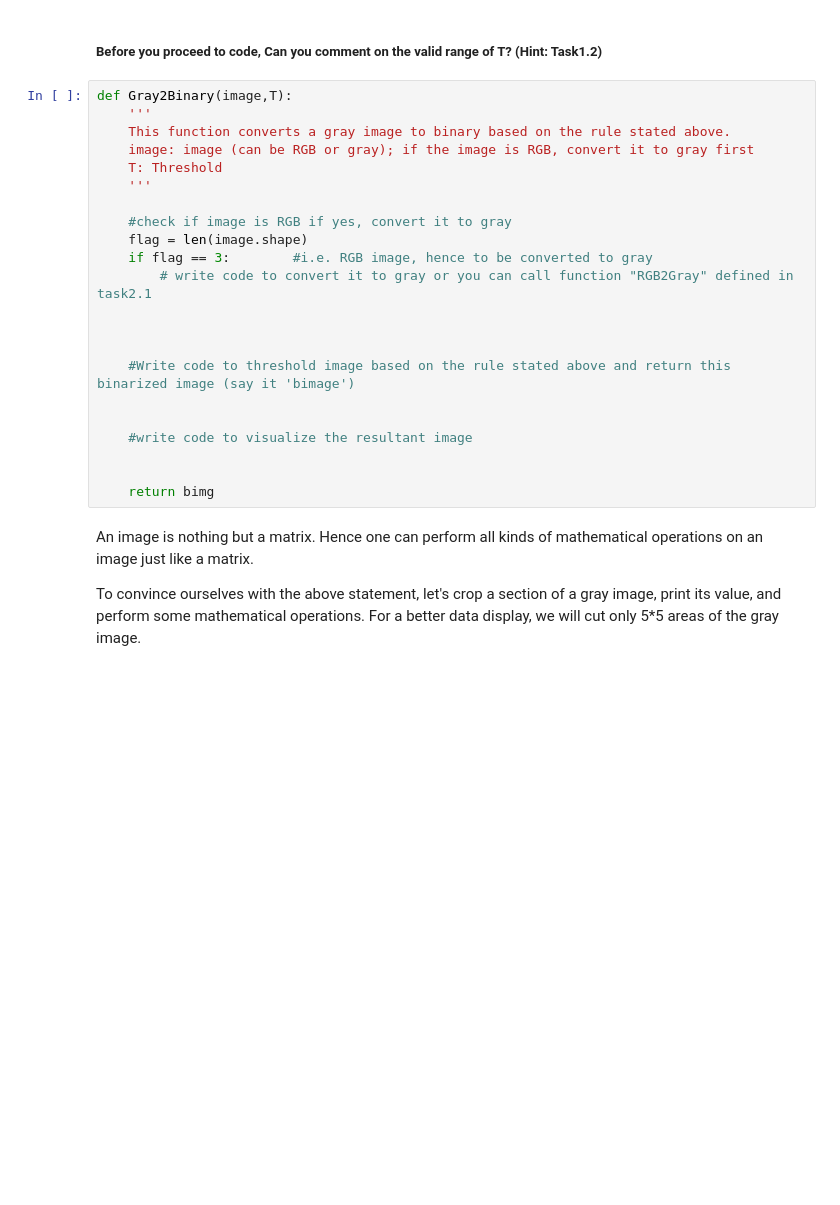
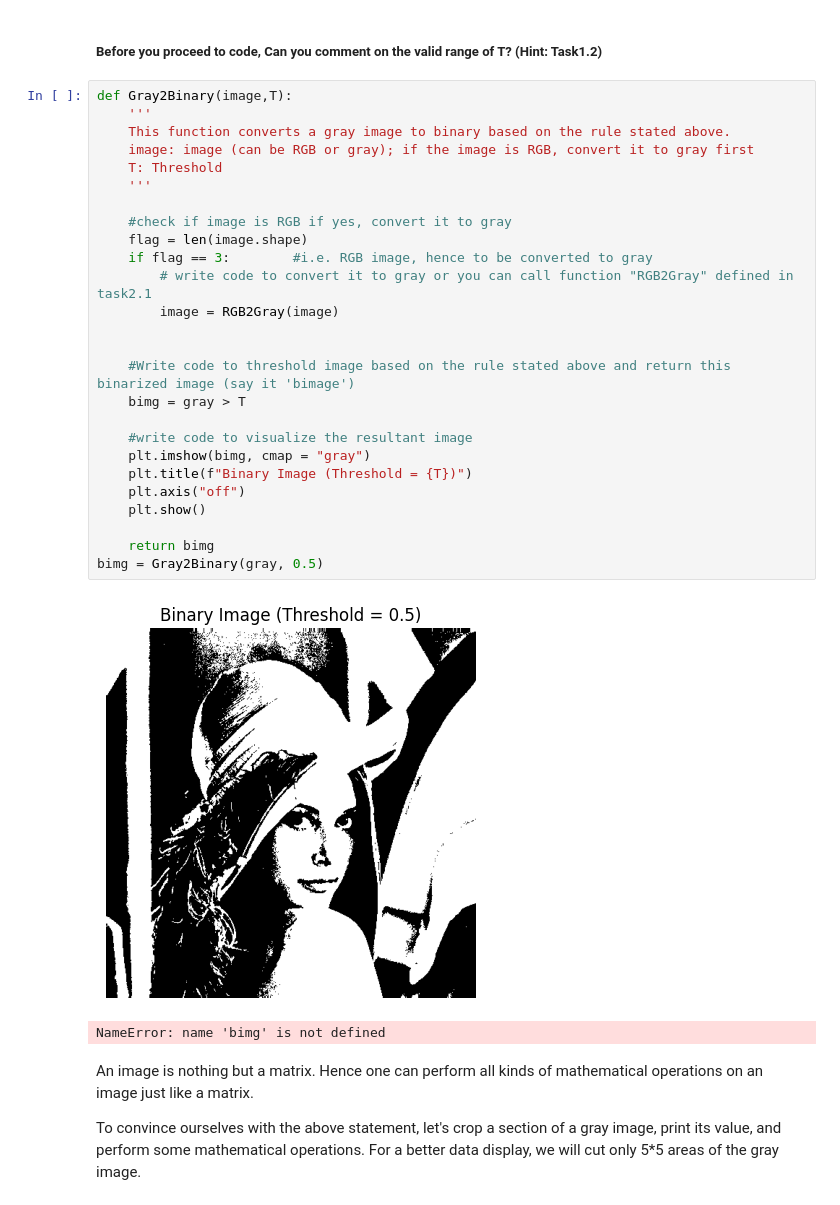
Before and after one commit to KaranKishoreD/firstrepo, a Jupyter notebook: Tutorials/Tutorial-1/Basics_of_Image_Processing_Tutorial_final.ipynb, the cells around one changed output. Cells and saved outputs as stored; diff of their text form; blank space fills up the shorter version.

```diff
--- a/Tutorials/Tutorial-1/Basics_of_Image_Processing_Tutorial_final.ipynb
+++ b/Tutorials/Tutorial-1/Basics_of_Image_Processing_Tutorial_final.ipynb
@@ -137,25 +178,32 @@ Though there are proper methods (such as the Otsu method) to find a suitable $T$
 # %%
 def Gray2Binary(image,T):
     '''
     This function converts a gray image to binary based on the rule stated above.
     image: image (can be RGB or gray); if the image is RGB, convert it to gray first
     T: Threshold
     '''
 
     #check if image is RGB if yes, convert it to gray
     flag = len(image.shape)
     if flag == 3:        #i.e. RGB image, hence to be converted to gray
         # write code to convert it to gray or you can call function "RGB2Gray" defined in task2.1
-
+        image = RGB2Gray(image)
 
 
     #Write code to threshold image based on the rule stated above and return this binarized image (say it 'bimage')
-
+    bimg = gray > T
 
     #write code to visualize the resultant image
-
+    plt.imshow(bimg, cmap = "gray")
+    plt.title(f"Binary Image (Threshold = {T})")
+    plt.axis("off")
+    plt.show()
 
     return bimg
+bimg = Gray2Binary(gray, 0.5)
+# %% [output]
+[figure, added]
+NameError: name 'bimg' is not defined
 # %% [markdown]
 An image is nothing but a matrix. Hence one can perform all kinds of mathematical operations on an image just like a matrix.
 
```
Also changed, not shown: parts of 4 cells of this notebook.
